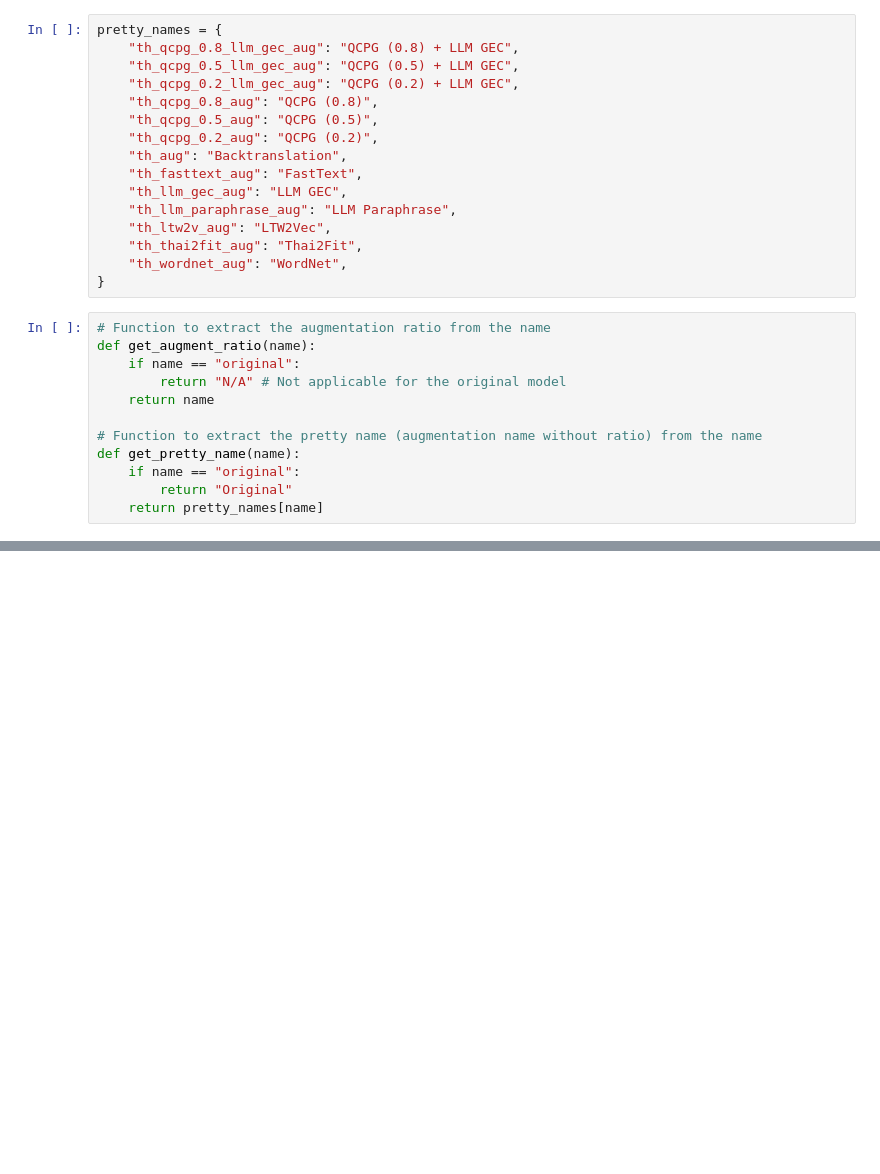
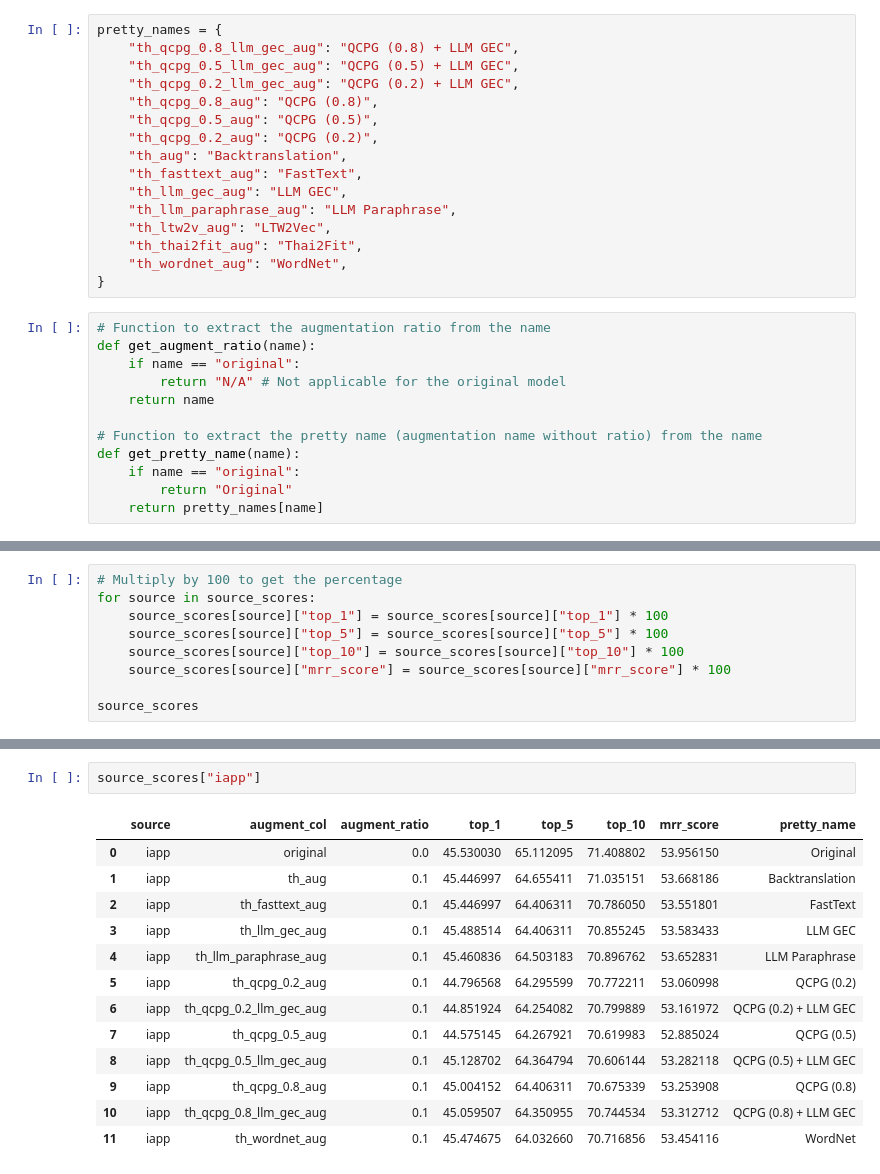
Before and after one commit to parinzee/cross-lingual-data-augmentation-for-thai-qa, a Jupyter notebook: results/reqa_analysis.ipynb, the cells around one changed output, grey strips where cells are left out. Cells and saved outputs as stored; diff of their text form; blank space fills up the shorter version.

```diff
--- a/results/reqa_analysis.ipynb
+++ b/results/reqa_analysis.ipynb
@@ -118,0 +119,9 @@ source_scores
+# %%
+# Multiply by 100 to get the percentage
+for source in source_scores:
+    source_scores[source]["top_1"] = source_scores[source]["top_1"] * 100
+    source_scores[source]["top_5"] = source_scores[source]["top_5"] * 100
+    source_scores[source]["top_10"] = source_scores[source]["top_10"] * 100
+    source_scores[source]["mrr_score"] = source_scores[source]["mrr_score"] * 100
+
+source_scores
@@ -118,0 +162,16 @@ source_scores
+# %%
+source_scores["iapp"]
+# %% [output]
+|  | source | augment_col | augment_ratio | top_1 | top_5 | top_10 | mrr_score | pretty_name |
+| 0 | iapp | original | 0.0 | 45.530030 | 65.112095 | 71.408802 | 53.956150 | Original |
+| 1 | iapp | th_aug | 0.1 | 45.446997 | 64.655411 | 71.035151 | 53.668186 | Backtranslation |
+| 2 | iapp | th_fasttext_aug | 0.1 | 45.446997 | 64.406311 | 70.786050 | 53.551801 | FastText |
+| 3 | iapp | th_llm_gec_aug | 0.1 | 45.488514 | 64.406311 | 70.855245 | 53.583433 | LLM GEC |
+| 4 | iapp | th_llm_paraphrase_aug | 0.1 | 45.460836 | 64.503183 | 70.896762 | 53.652831 | LLM Paraphrase |
+| 5 | iapp | th_qcpg_0.2_aug | 0.1 | 44.796568 | 64.295599 | 70.772211 | 53.060998 | QCPG (0.2) |
+| 6 | iapp | th_qcpg_0.2_llm_gec_aug | 0.1 | 44.851924 | 64.254082 | 70.799889 | 53.161972 | QCPG (0.2) + LLM GEC |
+| 7 | iapp | th_qcpg_0.5_aug | 0.1 | 44.575145 | 64.267921 | 70.619983 | 52.885024 | QCPG (0.5) |
+| 8 | iapp | th_qcpg_0.5_llm_gec_aug | 0.1 | 45.128702 | 64.364794 | 70.606144 | 53.282118 | QCPG (0.5) + LLM GEC |
+| 9 | iapp | th_qcpg_0.8_aug | 0.1 | 45.004152 | 64.406311 | 70.675339 | 53.253908 | QCPG (0.8) |
+| 10 | iapp | th_qcpg_0.8_llm_gec_aug | 0.1 | 45.059507 | 64.350955 | 70.744534 | 53.312712 | QCPG (0.8) + LLM GEC |
+| 11 | iapp | th_wordnet_aug | 0.1 | 45.474675 | 64.032660 | 70.716856 | 53.454116 | WordNet |
```
Also changed, not shown: parts of 9 cells of this notebook, 8 other files.
